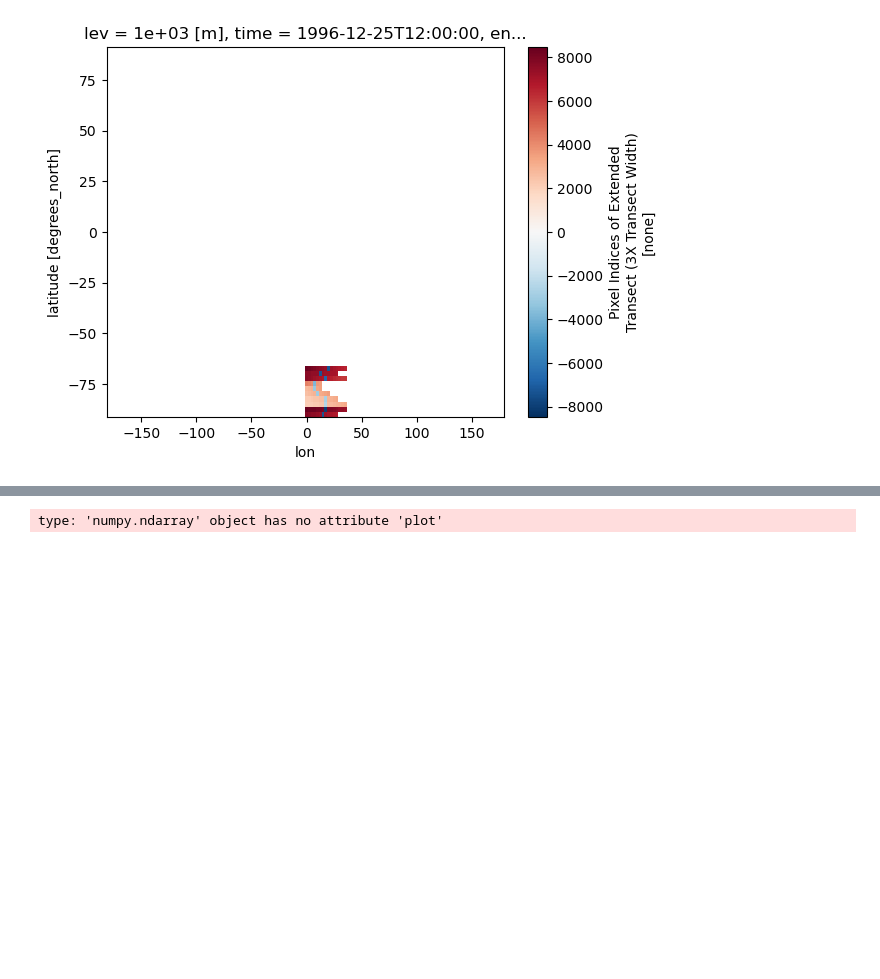
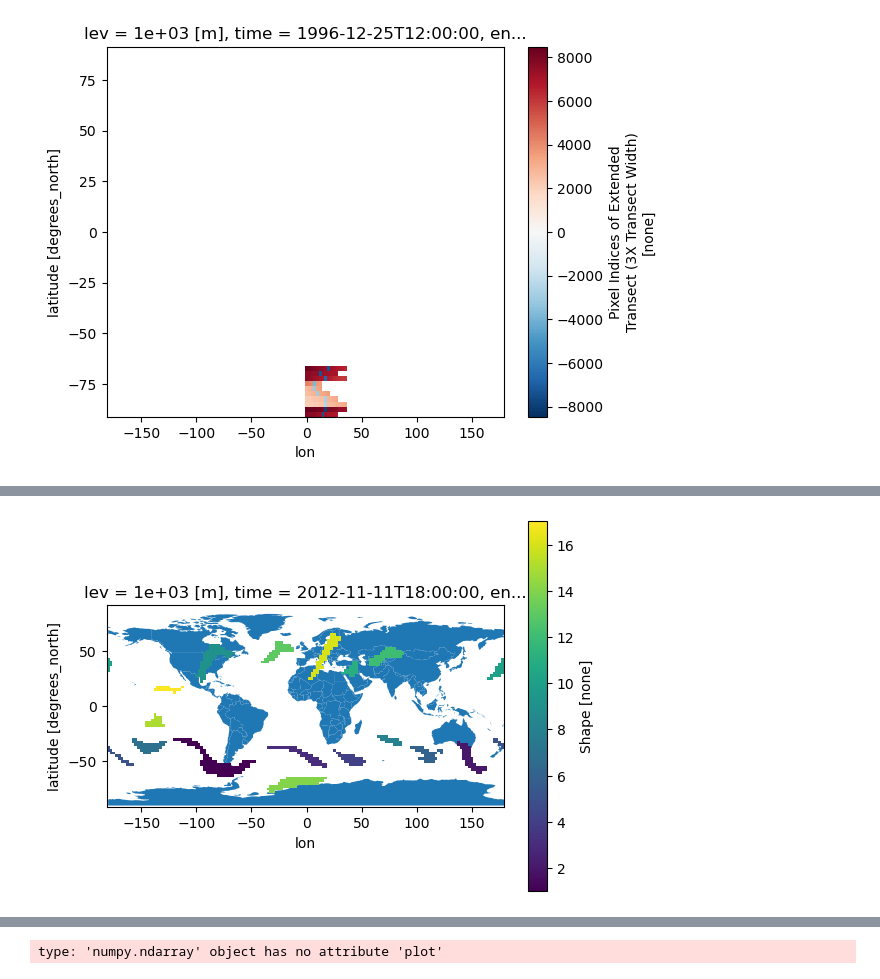
Before and after one commit to bessoh2/correlated-domains, a Jupyter notebook: notebooks/AR_analysis.ipynb, the cells around one changed output, grey strips where cells are left out. Cells and saved outputs as stored; diff of their text form; code cells hidden in the pictures; blank space fills up the shorter version.

Commit message:
subset AR data to cold months and relevant years

```diff
--- a/notebooks/AR_analysis.ipynb
+++ b/notebooks/AR_analysis.ipynb
@@ -43,7 +43,7 @@ ars = xr.open_dataset('../data/dataverse_files/NCEP-NCAR/globalARcatalog_NCEP-NC
 ars.coords['lon'] = (ars.coords['lon'] + 180) % 360 - 180
 ars = ars.sortby(ars.lon)
 # %%
-ars = ars.rio.set_spatial_dims('lon','lat',inplace=True)
+#ars = ars.rio.set_spatial_dims('lon','lat',inplace=True)
 # %%
 clusters = xr.open_dataset('../data/swe_reanalysis_5clusters.nc')
 clusters = clusters.__xarray_dataarray_variable__
@@ -255,3 +231,16 @@ ars.sel(time=slice("1996-12-25", "1997-01-02"))['xtnsctidx'][0,2,0,:,:].rio.set_
 # %% [output]
 <matplotlib.collections.QuadMesh at 0x...>
 [figure]
+# %%
+# season slicing code from: https://stackoverflow.com/questions/40272222/select-xarray-pandas-index-based-on-specific-months
+
+def is_cold(month):
+    return (month >= 1) & (month <= 4) | (month >= 11)
+
+ars_cold = ars.sel(time=is_cold(ars['time.month']))
+# %%
+fig, ax = plt.subplots()
+world.plot(ax=ax)
+ars_cold.sel(time=slice("2012-11-10", "2012-11-16"))['shapemap'][0,7,0,:,:].rio.set_crs('epsg:4326').plot(ax=ax)
+print(ars.sel(time=slice("2021-11-10", "2021-11-16"))['time'].values)
+# %% [output]
@@ -257,0 +261 @@ ars.sel(time=slice("1996-12-25", "1997-01-02"))['xtnsctidx'][0,2,0,:,:].rio.set_
+[figure, added]
```
Also changed, not shown: parts of 17 cells of this notebook.
